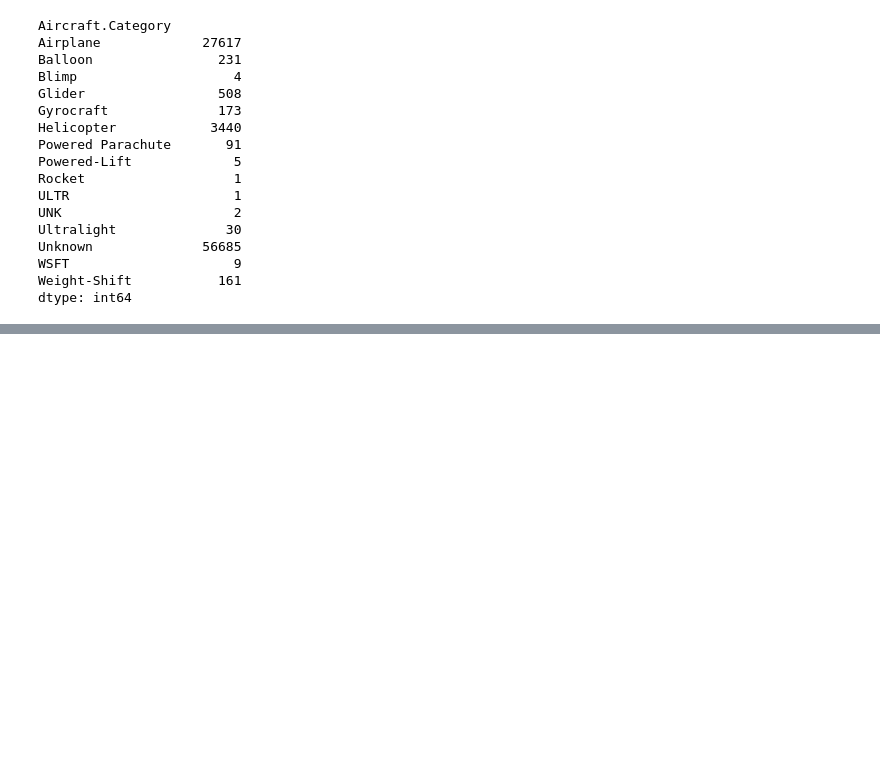
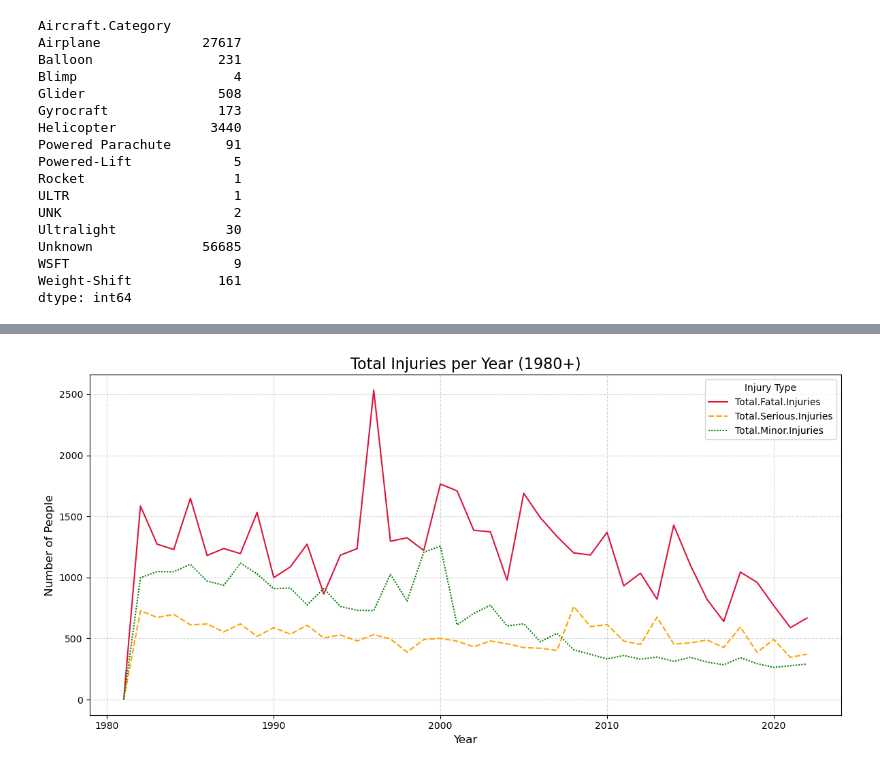
Before and after one commit to mutiedoris/phase1_aviation_risk_analysis, a Jupyter notebook: project1_aviation_risk_analysis.ipynb, the cells around one changed output, grey strips where cells are left out. Saved outputs shown, nothing was run; the diff lists cells and outputs as text; code cells hidden in the pictures; blank space fills up the shorter version.

```diff
--- a/project1_aviation_risk_analysis.ipynb
+++ b/project1_aviation_risk_analysis.ipynb
@@ -238,0 +295,21 @@ dtype: int64
+# %%
+# Filter for years 1980 and above
+aviation_data_filtered = aviation_data[aviation_data['Event.Date'].dt.year >= 1980]
+
+# Aggregate total injuries per year (1980+)
+injuries_year = aviation_data_filtered.groupby(aviation_data_filtered['Event.Date'].dt.year)[
+    ["Total.Fatal.Injuries", "Total.Serious.Injuries", "Total.Minor.Injuries"]
+].sum()
+
+# Plot line graph
+plt.figure(figsize=(12,6))
+sns.lineplot(data=injuries_year, palette=["crimson", "orange", "green", "blue"])
+plt.title("Total Injuries per Year (1980+)", fontsize=16)
+plt.xlabel("Year", fontsize=12)
+plt.ylabel("Number of People", fontsize=12)
+plt.legend(title="Injury Type")
+plt.grid(True, linestyle='--', alpha=0.5)
+plt.tight_layout()
+plt.show()
+# %% [output]
+[figure, added]
```
Also changed, not shown: parts of 26 cells of this notebook.
